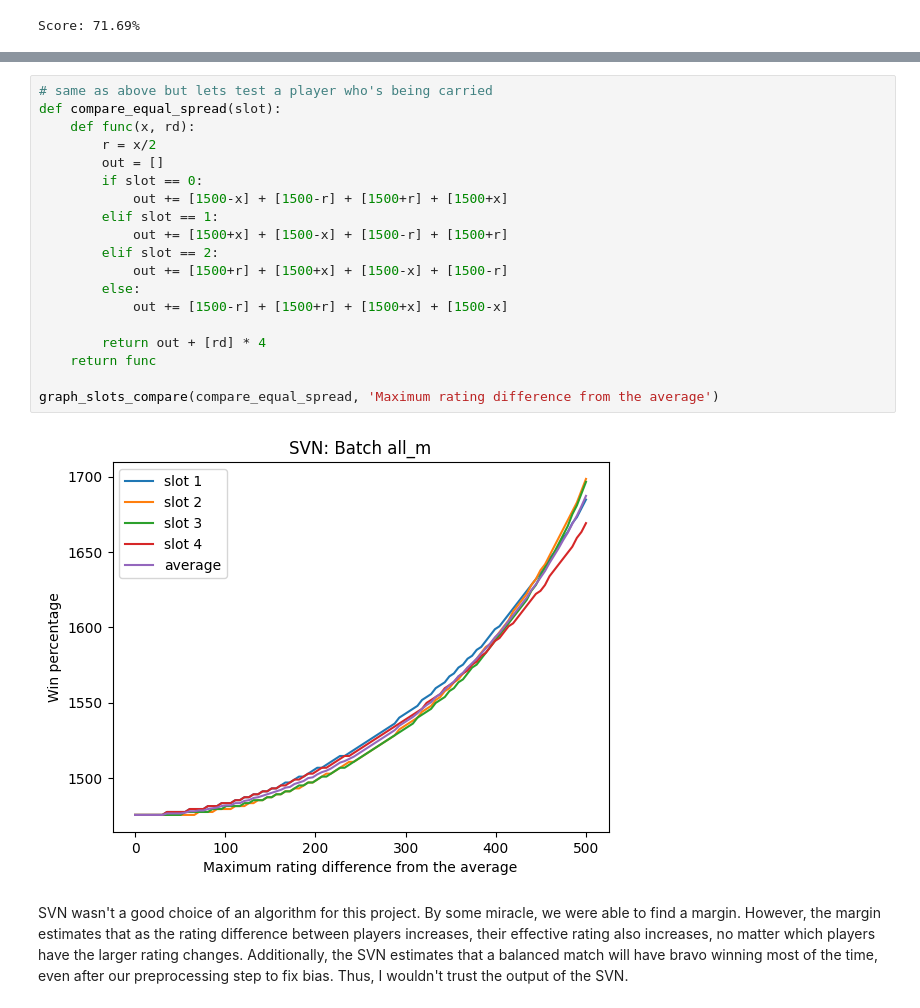
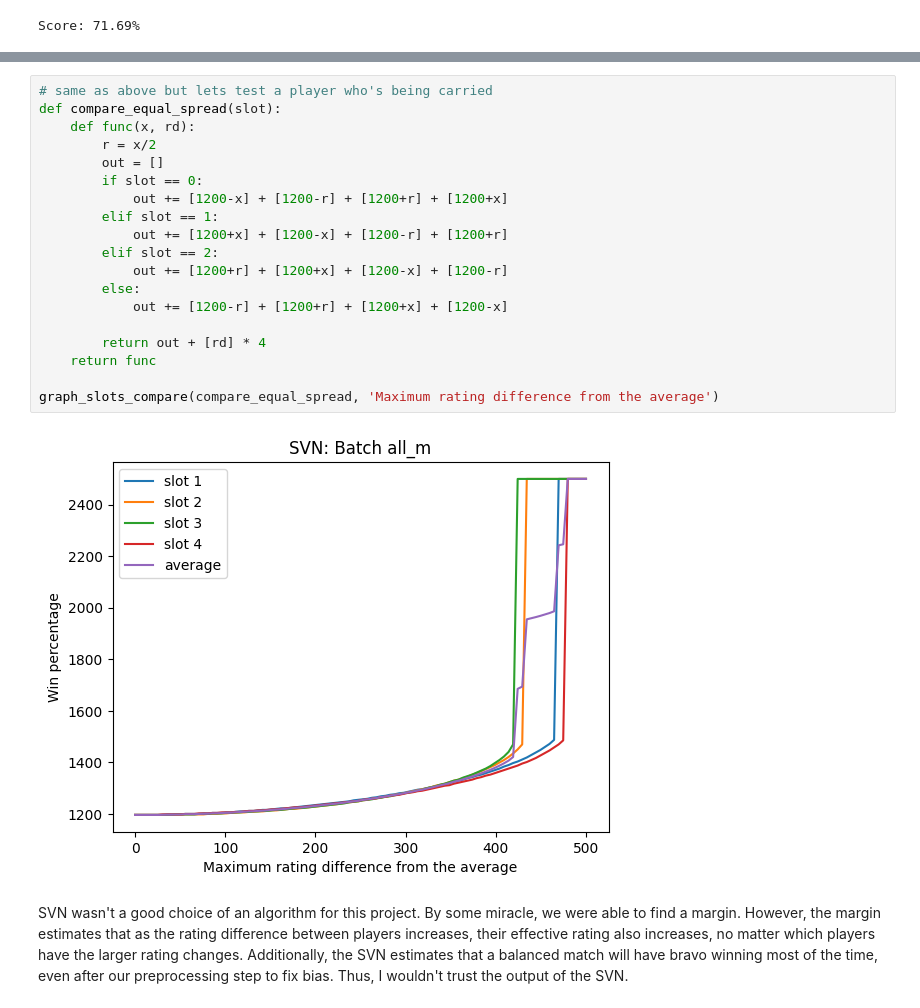
Before and after one commit to L1ghtBeam/cs5-final-project, a Jupyter notebook: final-project.ipynb, the cells around one changed output, grey strips where cells are left out. Saved outputs shown, nothing was run; the diff lists cells and outputs as text.

```diff
--- a/final-project.ipynb
+++ b/final-project.ipynb
@@ -270,24 +270,24 @@ graph_slots_compare(compare_carried_player, 'Rating difference of the weakest pl
 # %%
 # same as above but lets test a player who's being carried
 def compare_equal_spread(slot):
     def func(x, rd):
         r = x/2
         out = []
         if slot == 0:
-            out += [1500-x] + [1500-r] + [1500+r] + [1500+x]
+            out += [1200-x] + [1200-r] + [1200+r] + [1200+x]
         elif slot == 1:
-            out += [1500+x] + [1500-x] + [1500-r] + [1500+r]
+            out += [1200+x] + [1200-x] + [1200-r] + [1200+r]
         elif slot == 2:
-            out += [1500+r] + [1500+x] + [1500-x] + [1500-r]
+            out += [1200+r] + [1200+x] + [1200-x] + [1200-r]
         else:
-            out += [1500-r] + [1500+r] + [1500+x] + [1500-x]
+            out += [1200-r] + [1200+r] + [1200+x] + [1200-x]
 
         return out + [rd] * 4
     return func
 
 graph_slots_compare(compare_equal_spread, 'Maximum rating difference from the average')
 # %% [output]
-[figure, old version]
+[figure, new version]
 # %% [markdown]
 SVN wasn't a good choice of an algorithm for this project. By some miracle, we were able to find a margin. However, the margin estimates that as the rating difference between players increases, their effective rating also increases, no matter which players have the larger rating changes. Additionally, the SVN estimates that a balanced match will have bravo winning most of the time, even after our preprocessing step to fix bias. Thus, I wouldn't trust the output of the SVN.
 # %% [markdown]
```
Also changed, not shown: parts of 3 cells of this notebook, 1 other file.
